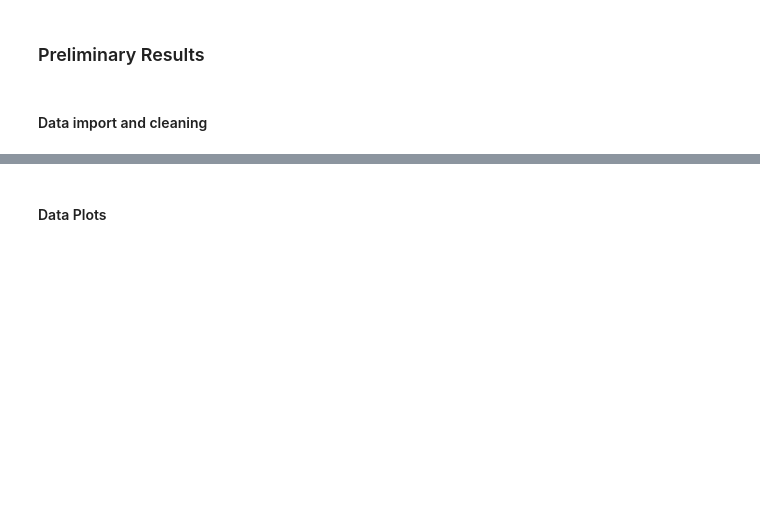
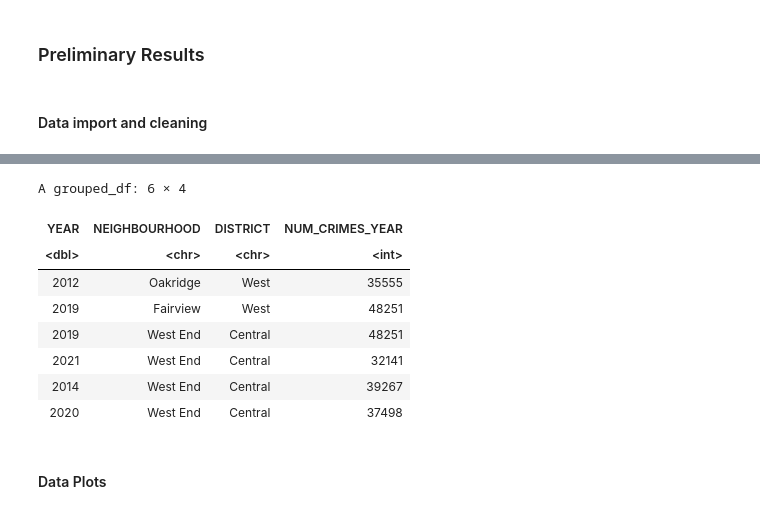
Before and after one commit to samnthorne/STAT201_Group40, a Jupyter notebook: Proposal.ipynb, the cells around one changed output, grey strips where cells are left out. Drawn from its saved outputs; the diff is of its cells as text; code cells hidden in the pictures; blank space fills up the shorter version.

```diff
--- a/Proposal.ipynb
+++ b/Proposal.ipynb
@@ -64,3 +63,43 @@ selected_crimedata <- crimedata %>%
+# %%
+# We decided to drop the columns of type, minute, month, day, hour, hundred_block, X and Y to answer our question
+# we want to see the number of times the neighbourhood appears each year as a proportion of crime that year.
+crimedata <- crimedata %>%
+    select('YEAR', 'NEIGHBOURHOOD') %>%
+    filter(!is.na(NEIGHBOURHOOD)) %>%
+    filter(!is.na(YEAR)) # drop NA values in the neighbourhood column and in the year column.
+
+central = c('Central Business District', 'Stanley Park', 'West End')
+west = c('Fairview', 'Marpole', 'Kitsilano', 'West Point Grey', 'Dunbar-Southlands',
+         'Kerrisdale', 'Shaughnessy', 'Musqueam', 'Arbutus Ridge', 'South Cambie', 'Oakridge')
+east = c('Grandview-Woodland', 'Mount Pleasant', 'Renfrew-Collingwood', 'Kensington-Cedar Cottage',
+         'Riley Park', 'Strathcona', 'Sunset', 'Hastings-Sunrise', 'Killarney', 'Victoria-Fraserview')
+
+crimedata <- crimedata %>%
+    mutate(DISTRICT = case_when(
+        NEIGHBOURHOOD == 'Central Business District' | NEIGHBOURHOOD == 'Stanley Park' | NEIGHBOURHOOD == 'West End' ~ 'Central',
+        NEIGHBOURHOOD == 'Fairview' | NEIGHBOURHOOD == 'Marpole' | NEIGHBOURHOOD == 'Kitsilano'| NEIGHBOURHOOD =='West Point Grey'|
+        NEIGHBOURHOOD == 'Dunbar-Southlands'| NEIGHBOURHOOD == 'Kerrisdale' | NEIGHBOURHOOD == 'Shaughnessy'| NEIGHBOURHOOD == 'Musqueam'|
+        NEIGHBOURHOOD == 'Arbutus Ridge'| NEIGHBOURHOOD == 'South Cambie' | NEIGHBOURHOOD == 'Oakridge' ~ 'West',
+        NEIGHBOURHOOD == 'Grandview-Woodland'| NEIGHBOURHOOD == 'Mount Pleasant'| NEIGHBOURHOOD == 'Renfrew-Collingwood'|
+        NEIGHBOURHOOD == 'Kensington-Cedar Cottage'| NEIGHBOURHOOD == 'Riley Park'| NEIGHBOURHOOD == 'Strathcona'| NEIGHBOURHOOD == 'Sunset'|
+        NEIGHBOURHOOD == 'Hastings-Sunrise'| NEIGHBOURHOOD == 'Killarney'|NEIGHBOURHOOD == 'Victoria-Fraserview' ~ 'East'))
+    # filter(is.na(DISTRICT))
+
+# We also want a column that holds the value for the number of times each neighbourhood appears in the data
+crimedata <- crimedata %>%
+    group_by(YEAR) %>%
+    mutate(NUM_CRIMES_YEAR = n())
+head(crimedata)
+# %% [output]
+A grouped_df: 6 × 4
+| YEAR | NEIGHBOURHOOD | DISTRICT | NUM_CRIMES_YEAR |
+| <dbl> | <chr> | <chr> | <int> |
+| 2012 | Oakridge | West | 35555 |
+| 2019 | Fairview | West | 48251 |
+| 2019 | West End | Central | 48251 |
+| 2021 | West End | Central | 32141 |
+| 2014 | West End | Central | 39267 |
+| 2020 | West End | Central | 37498 |
 # %% [markdown]
 #### Data Plots
 # %%
```
Also changed, not shown: parts of 9 cells of this notebook.
